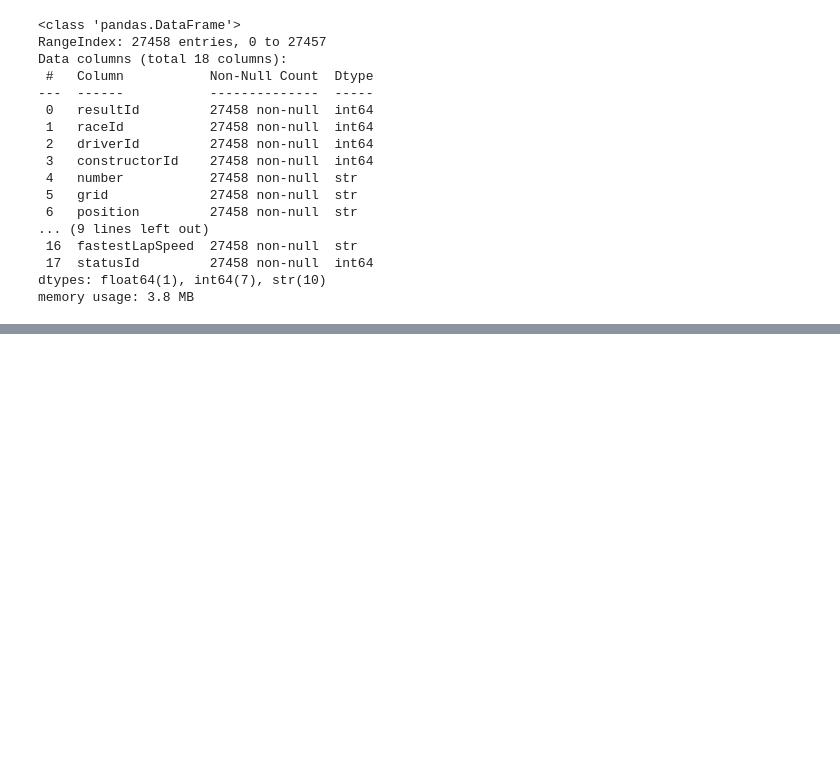
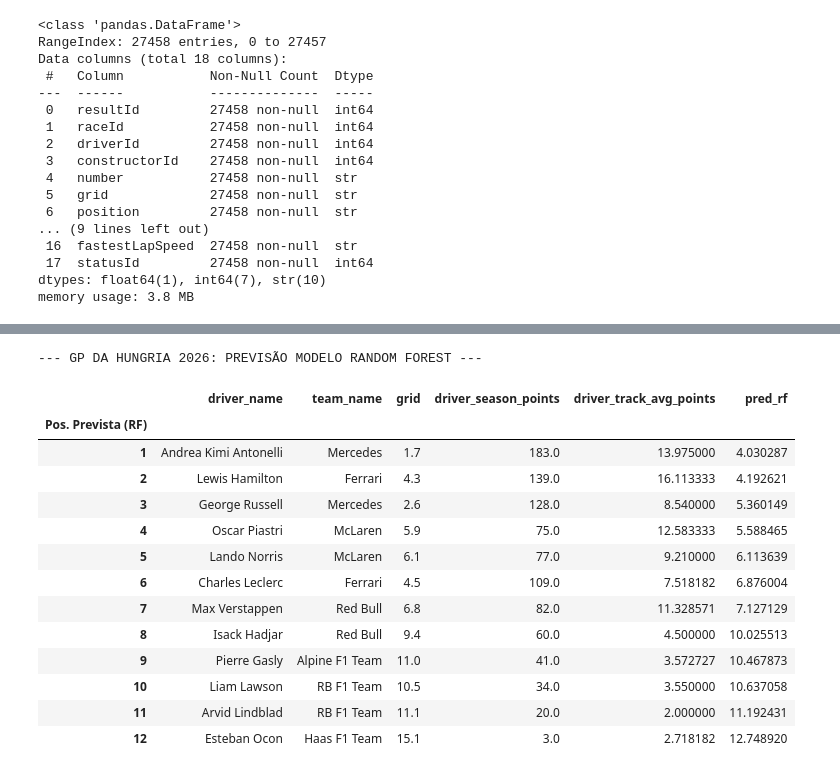
Before and after one commit to ThalesOfMiletus/f1-predict-race, a Jupyter notebook: analise_e_previsao_f1.ipynb, the cells around one changed output, grey strips where cells are left out. Saved outputs shown, nothing was run; the diff lists cells and outputs as text; code cells hidden in the pictures; blank space fills up the shorter version.

```diff
--- a/analise_e_previsao_f1.ipynb
+++ b/analise_e_previsao_f1.ipynb
@@ -500,0 +420,24 @@ plt.show()
+# %%
+# Ranking do Modelo Random Forest
+rf_ranking = final_prediction.sort_values(by='pred_rf').reset_index(drop=True)
+rf_ranking.index = rf_ranking.index + 1
+rf_ranking.index.name = 'Pos. Prevista (RF)'
+
+print("--- GP DA HUNGRIA 2026: PREVISÃO MODELO RANDOM FOREST ---")
+rf_ranking[['driver_name', 'team_name', 'grid', 'driver_season_points', 'driver_track_avg_points', 'pred_rf']].head(12)
+# %% [output]
+--- GP DA HUNGRIA 2026: PREVISÃO MODELO RANDOM FOREST ---
+|  | driver_name | team_name | grid | driver_season_points | driver_track_avg_points | pred_rf |
+| Pos. Prevista (RF) |  |  |  |  |  |  |
+| 1 | Andrea Kimi Antonelli | Mercedes | 1.7 | 183.0 | 13.975000 | 4.030287 |
+| 2 | Lewis Hamilton | Ferrari | 4.3 | 139.0 | 16.113333 | 4.192621 |
+| 3 | George Russell | Mercedes | 2.6 | 128.0 | 8.540000 | 5.360149 |
+| 4 | Oscar Piastri | McLaren | 5.9 | 75.0 | 12.583333 | 5.588465 |
+| 5 | Lando Norris | McLaren | 6.1 | 77.0 | 9.210000 | 6.113639 |
+| 6 | Charles Leclerc | Ferrari | 4.5 | 109.0 | 7.518182 | 6.876004 |
+| 7 | Max Verstappen | Red Bull | 6.8 | 82.0 | 11.328571 | 7.127129 |
+| 8 | Isack Hadjar | Red Bull | 9.4 | 60.0 | 4.500000 | 10.025513 |
+| 9 | Pierre Gasly | Alpine F1 Team | 11.0 | 41.0 | 3.572727 | 10.467873 |
+| 10 | Liam Lawson | RB F1 Team | 10.5 | 34.0 | 3.550000 | 10.637058 |
+| 11 | Arvid Lindblad | RB F1 Team | 11.1 | 20.0 | 2.000000 | 11.192431 |
+| 12 | Esteban Ocon | Haas F1 Team | 15.1 | 3.0 | 2.718182 | 12.748920 |
```
Also changed, not shown: parts of 39 cells of this notebook, 2 other files.
